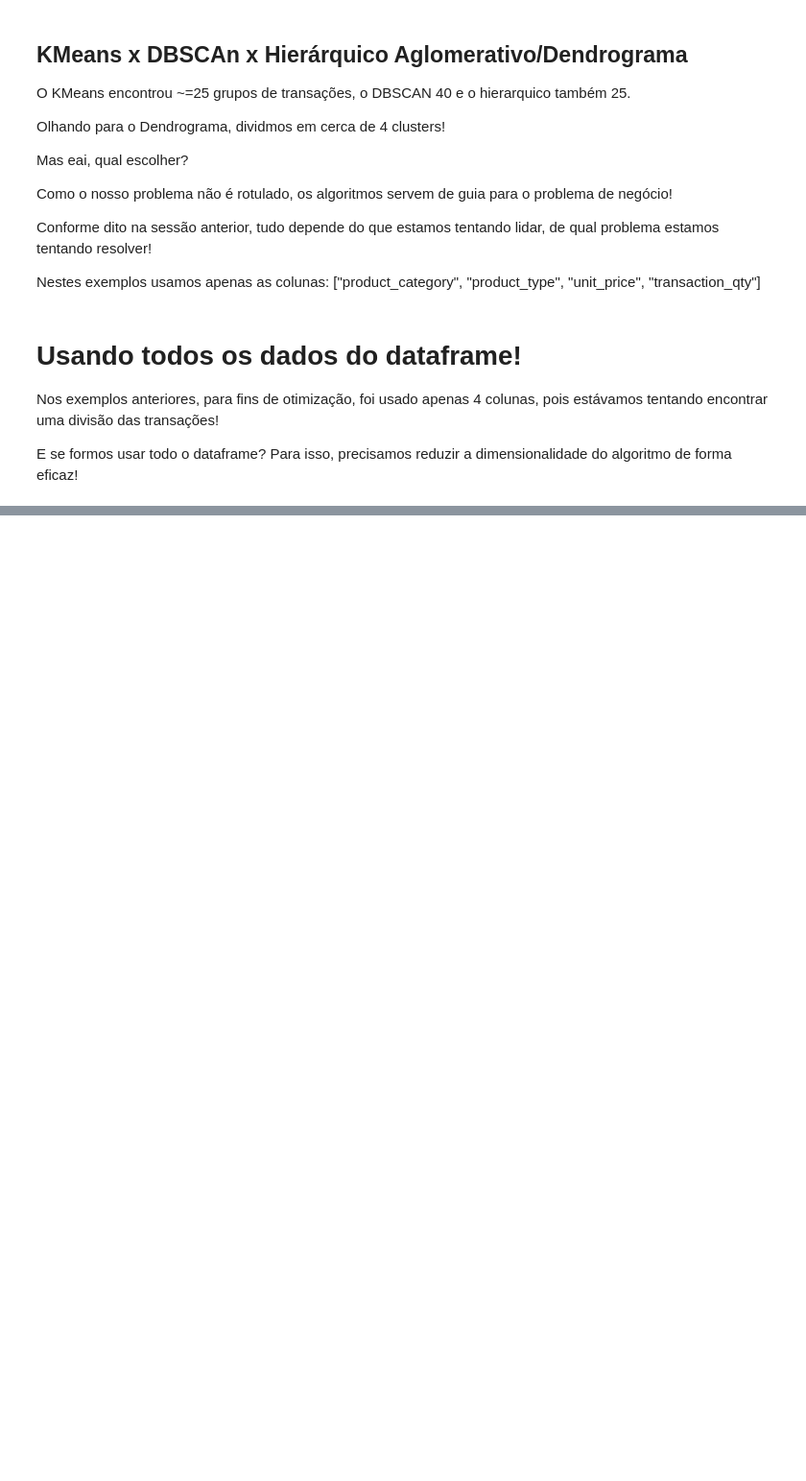
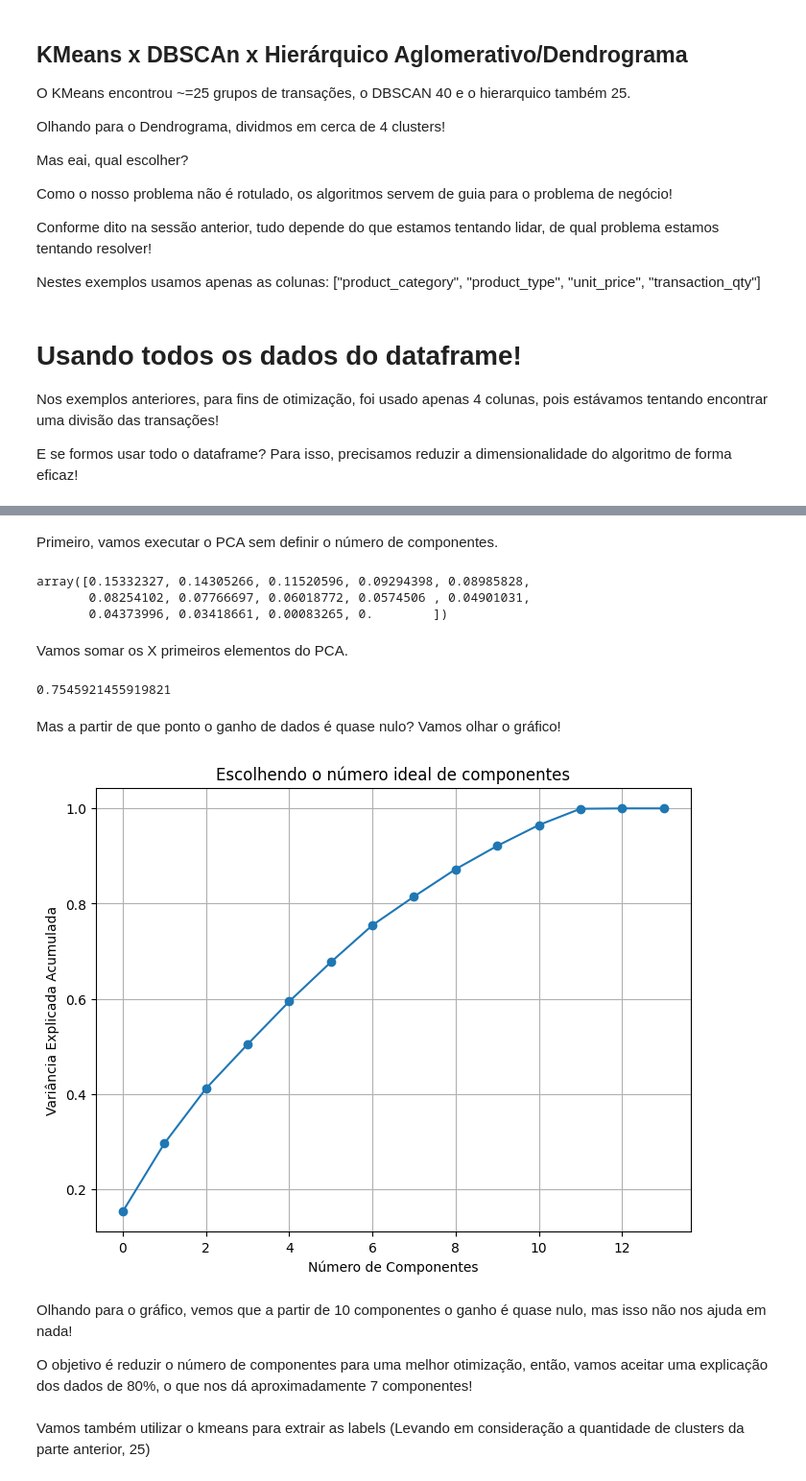
Before and after one commit to GodKelvin/pos-ia-dados-ufes, a Jupyter notebook: Clusterização e Redução de Dimensionalidade/projeto_disciplina.ipynb, the cells around one changed output, grey strips where cells are left out. Shown at 96% size. Saved outputs shown, nothing was run; the diff lists cells and outputs as text; code cells hidden in the pictures; blank space fills up the shorter version.

```diff
--- a/Clusterização e Redução de Dimensionalidade/projeto_disciplina.ipynb
+++ b/Clusterização e Redução de Dimensionalidade/projeto_disciplina.ipynb
@@ -669,0 +692,2 @@ E se formos usar todo o dataframe? Para isso, precisamos reduzir a dimensionalid
+# %%
+dataframe.drop(columns=["transaction_time", "hour"], inplace=True)
@@ -669,0 +696,40 @@ E se formos usar todo o dataframe? Para isso, precisamos reduzir a dimensionalid
+# %%
+scaler = StandardScaler()
+X_scaled = scaler.fit_transform(dataframe)
+# %% [markdown]
+Primeiro, vamos executar o PCA sem definir o número de componentes.
+# %%
+from sklearn.decomposition import PCA
+
+pca = PCA()
+pca.fit(X_scaled)
+pca.explained_variance_ratio_
+# %% [output]
+array([0.15332327, 0.14305266, 0.11520596, 0.09294398, 0.08985828,
+       0.08254102, 0.07766697, 0.06018772, 0.0574506 , 0.04901031,
+       0.04373996, 0.03418661, 0.00083265, 0.        ])
+# %% [markdown]
+Vamos somar os X primeiros elementos do PCA.
+# %%
+print(sum(pca.explained_variance_ratio_[:7]))
+# %% [output]
+0.7545921455919821
+# %% [markdown]
+Mas a partir de que ponto o ganho de dados é quase nulo? Vamos olhar o gráfico!
+# %%
+import matplotlib.pyplot as plt
+import numpy as np
+
+plt.figure(figsize=(8, 6))
+plt.plot(np.cumsum(pca.explained_variance_ratio_), marker='o')
+plt.xlabel('Número de Componentes')
+plt.ylabel('Variância Explicada Acumulada')
+plt.title('Escolhendo o número ideal de componentes')
+plt.grid(True)
+plt.show()
+# %% [output]
+[figure, added]
+# %% [markdown]
+Olhando para o gráfico, vemos que a partir de 10 componentes o ganho é quase nulo, mas isso não nos ajuda em nada!
+
+O objetivo é reduzir o número de componentes para uma melhor otimização, então, vamos aceitar uma explicação dos dados de 80%, o que nos dá aproximadamente 7 componentes!
@@ -669,0 +740,2 @@ E se formos usar todo o dataframe? Para isso, precisamos reduzir a dimensionalid
+# %% [markdown]
+Vamos também utilizar o kmeans para extrair as labels (Levando em consideração a quantidade de clusters da parte anterior, 25)
```
Also changed, not shown: parts of 14 cells of this notebook.
